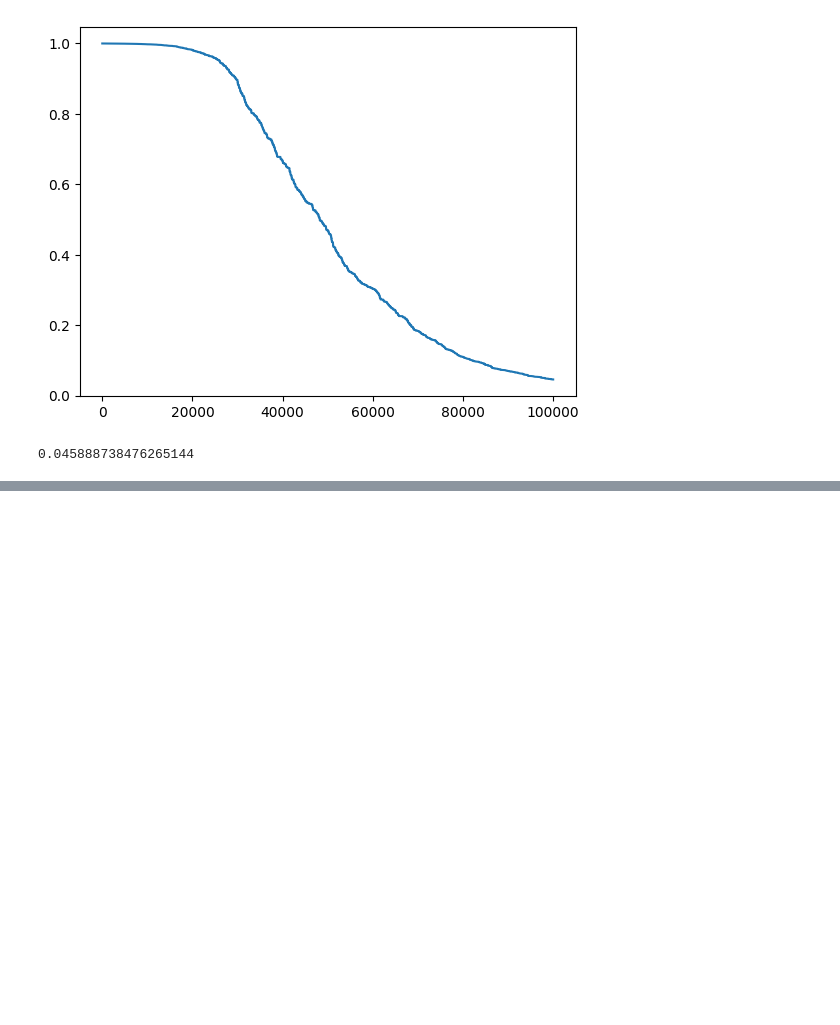
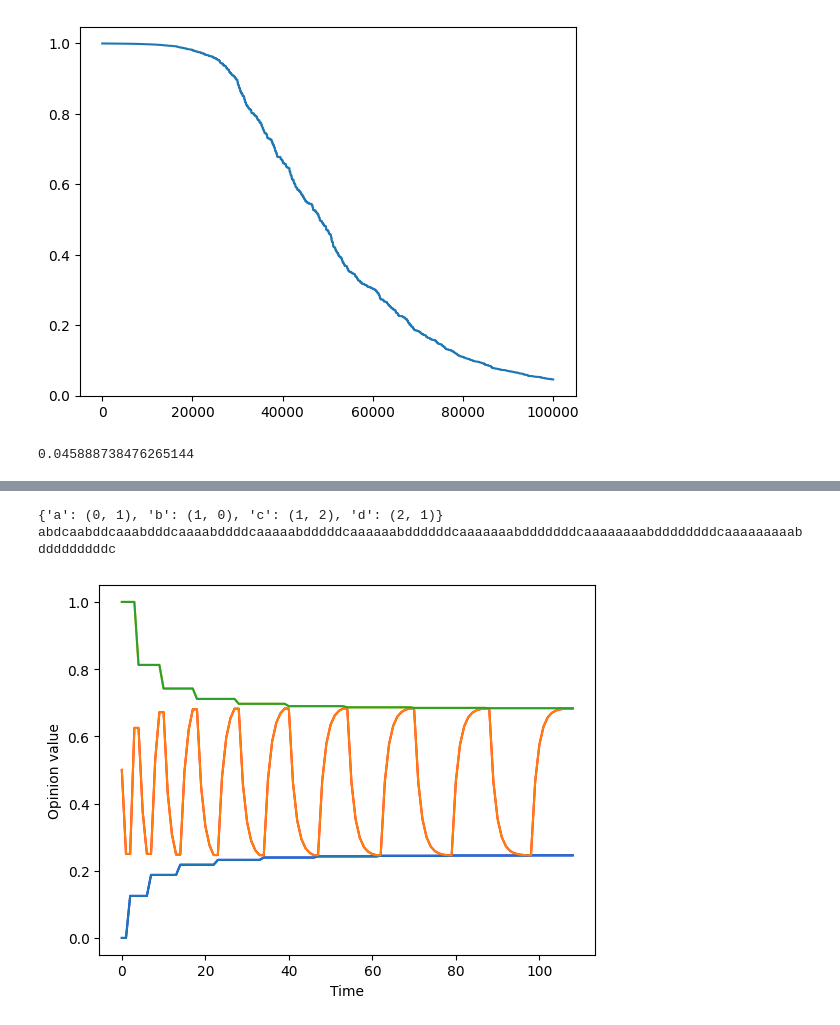
Before and after one commit to promueva/Fairness-and-Consensus-in-Opinion-Models, a Jupyter notebook: article_data.ipynb, the cells around one changed output, grey strips where cells are left out. Saved outputs shown, nothing was run; the diff lists cells and outputs as text; code cells hidden in the pictures; blank space fills up the shorter version.

Commit message:
paris article data

```diff
--- a/article_data.ipynb
+++ b/article_data.ipynb
@@ -310,0 +302,56 @@ aabdddcaaabddddcaaaabdddddcaaaaabddddddcaaaaaabdddddddcaaaaaaabddddddddcaaaaaaaa
+# %%
+import numpy as np
+from PushDeGrootGraph import *
+from WordGenerator import *
+import matplotlib.pyplot as plt
+
+# Edge fairness counter example: Path of 3 agents
+
+from PushDeGrootGraph import *
+
+g = nx.DiGraph([(0,1),(1,0),(2,1),(1,2)])
+
+G = PushDeGrootGraph(4, ops=[0,0.5,1], G=g)
+
+print(G.labels)
+
+w = ""
+i=1
+
+while len(w) < 100:
+    w = w + (i)*"a"
+    w = w + "b"
+    w = w + (i)*"d"
+    w = w + "c"
+    i = i + 1
+
+print(w)
+
+G.execute_word(w)
+
+
+history = np.transpose(G.history)
+
+# Create a figure and axis
+fig, ax = plt.subplots()
+
+plt.xlabel("Time")
+plt.ylabel("Opinion value")
+#plt.yticks([0, 0.25, 0.5, 0.75, 1], [0, "L", 0.5, "U", 1])
+# Iterate through each column (representing 'i') in the transposed 'history' and plot it
+ax.plot(history[0], color='b')
+ax.plot(history[1], color='r')
+ax.plot(history[2], color='y')
+
+plt.savefig(f"plots\\svg\\strConnCounterex1.svg", format="svg")
+
+# Iterate through each column (representing 'i') in the transposed 'history' and plot it
+for i, data in enumerate(history):
+    ax.plot(data,  label=f"i = {i+1}")
+
+
+#plt.show()
+# %% [output]
+{'a': (0, 1), 'b': (1, 0), 'c': (1, 2), 'd': (2, 1)}
+abdcaabddcaaabdddcaaaabddddcaaaaabdddddcaaaaaabddddddcaaaaaaabdddddddcaaaaaaaabddddddddcaaaaaaaaabdddddddddc
+[figure, added]
```
Also changed, not shown: parts of 24 cells of this notebook.
